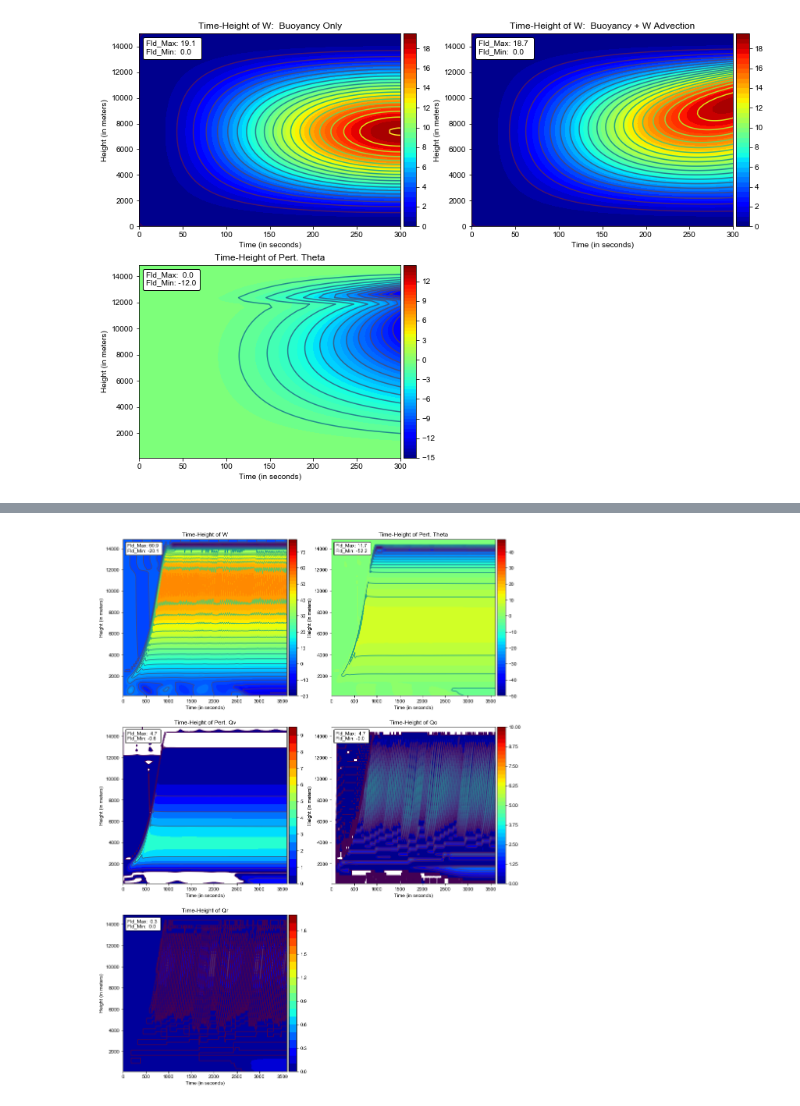
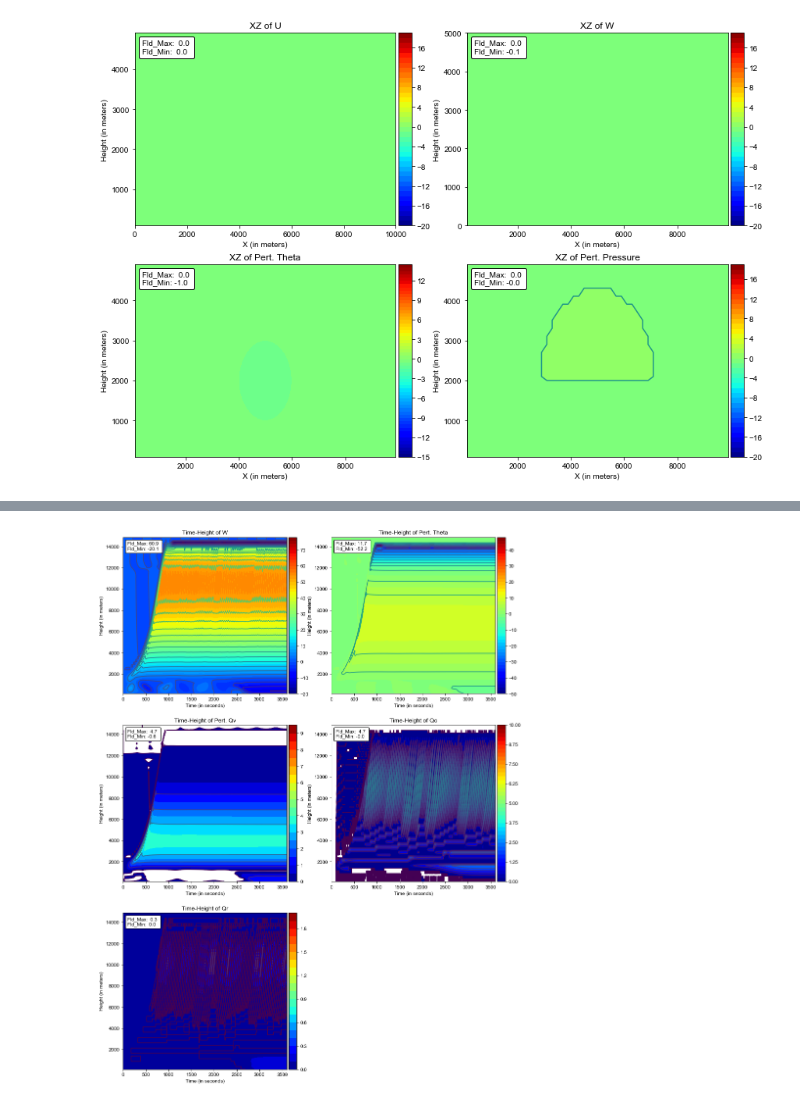
Before and after one commit to louiswicker/my_IPythonNotebooks, a Jupyter notebook: cloud2d/2D_CloudModel.ipynb, the cells around one changed output, grey strips where cells are left out. Drawn from its saved outputs; the diff is of its cells as text; code cells hidden in the pictures.

Commit message:
Development of 2D cloud model continues.  Added initiational and small time step code, plus 2D plotting, for skewt and 2D XZ frames.

```diff
--- a/cloud2d/2D_CloudModel.ipynb
+++ b/cloud2d/2D_CloudModel.ipynb
@@ -462,82 +272,89 @@ def s_advect(w, s, dz):
 # Integrate the cloud model with constant buoyancy forcing for a few time step with only pressure gradient
 # and buoyancy forcing
 
-nlen = 12
+nlen = 25
 
 cloud_time = np.zeros((nstep/nlen,))
-
-
-# W
-w0  = np.zeros((_nz+1, nx))
-w1  = np.zeros((_nz+1, nx))
-
-
-# W buoyancy only
-t0 = np.zeros((_nz, nstep/nlen))
-tb2d[:,0] = th0
 
 # Main time loop for assignment #1
 for n in np.arange(1,nstep/nlen):
 
-    # first copy old value into new to start calculation
-    w2d[ :,n] = w2d[ :,n-1]
-    wb2d[:,n] = wb2d[:,n-1]
+    # first copy "n" time level to temporary arrays
+    u0[...] = u1[...]
+    w0[...] = w1[...]
+    p0[...] = p1[...]
+    t0[...] = t1[...]
 
     # RK steps
-    for m in np.arange(3):
-        dts  = rk3[m]*dt
-        time = n*dt + dts
+#     for m in np.arange(3):
 
-        # Compute buoyancy
-        b = fake_buoyancy0(_fmag, time, gz)
+    dtl  = rk3[2]*dt
+    time = n*dt
+    ns   = nsmall
 
-        # Compute w_advection
-        w_adv = w_advect(w2d[:,n], dz)
+    fu[...] = 0.0
+    fw[...] = 0.0
+    ft[...] = 0.0
 
-        # Compute th_)advection
-        th_adv = s_advect(w2d[:,n], tb2d[:,n], dz)
+    # Compute buoyancy
+    b = buoyancy(t1, th00)
+
+    fw[1:-1,:] = (b[:-1,:]+b[1:,:])/2.0
+
+#         # Compute w_advection
+#         w_adv = w_advect(w2d[:,n], dz)
+
+#         # Compute th_)advection
+#         th_adv = s_advect(w2d[:,n], tb2d[:,n], dz)
+
+    u1, w1, p1 = smallstep(u1, fu, w1, fw, p1, r00, dx, dz, dts, ns)
+
 
 
         # Make RK step
-        w2d [1:-1,n] = w2d[1:-1,n-1]  + dts * ((b[0:-1]+b[1:])/2.0 + w_adv[1:-1])
-        wb2d[1:-1,n] = wb2d[1:-1,n-1] + dts * ((b[0:-1]+b[1:])/2.0)
-        tb2d[:,n]    = tb2d[:,n-1]    + dts * th_adv[:]
 
     cloud_time[n]    = time
 
-print time, w2d.max(), w2d.min()
-print time, wb2d.max(), wb2d.min()
-print time, tb2d.max(), tb2d.min()
+print time, w1.max(), w1.min()
+print time, u1.max(), u1.min()
+print time, p1.max(), p1.min()
+print time, fw.max(), fw.min()
+
 
 # Plotting stuff
 
-w_clevels  = np.arange(0, 20, 0.5)
+w_clevels  = np.arange(-20, 20, 1.0)
 th_clevels = -15. + np.arange(0, 30, 0.5)
+p_clevels  = np.arange(-20, 20, 1.0)
 
 plt.figure(figsize = (14,10))
 
 ax = plt.subplot(221)
 
-
-plot_time_height(cloud_time, gz_w, wb2d, w_clevels, ax=ax, cmap=cm.jet, \
-                 main='Time-Height of W:  Buoyancy Only',
-                 xlabel='Time (in seconds)',
+plot2d.plotXZ(gxe, gzc, u1, w_clevels, ax=ax,
+                 main='XZ of U',
+                 xlabel='X (in meters)',
                  ylabel='Height (in meters)')
 
 ax = plt.subplot(222)
 
-plot_time_height(cloud_time, gz_w, w2d, w_clevels, ax=ax, cmap=cm.jet, \
-                 main='Time-Height of W:  Buoyancy + W Advection',
-                 xlabel='Time (in seconds)',
+plot2d.plotXZ(gxc, gze, w1, w_clevels, ax=ax, \
+                 main='XZ of W',
+                 xlabel='X (in meters)',
                  ylabel='Height (in meters)')
 
 ax = plt.subplot(223)
 
-th_plot = tb2d[:,:] - th0.reshape(_nz,1)
+plot2d.plotXZ(gxc, gzc, t1, th_clevels, basestate=th00, ax=ax,
+                 main='XZ of Pert. Theta',
+                 xlabel='X (in meters)',
+                 ylabel='Height (in meters)')
 
-plot_time_height(cloud_time, gz, th_plot, th_clevels, ax=ax, cmap=cm.jet, \
-                 main='Time-Height of Pert. Theta',
-                 xlabel='Time (in seconds)',
+ax = plt.subplot(224)
+
+plot2d.plotXZ(gxc, gzc, p1/100., p_clevels, ax=ax,
+                 main='XZ of Pert. Pressure',
+                 xlabel='X (in meters)',
                  ylabel='Height (in meters)')
 plt.show()
 # %% [output]
@@ -547,4 +365,4 @@ plt.show()
-[figure, old version]
+[figure, new version]
 # %%
 # Main Integration loop.....
 from kessler1d import kessler
```
Also changed, not shown: parts of 6 cells of this notebook, 4 other files.
